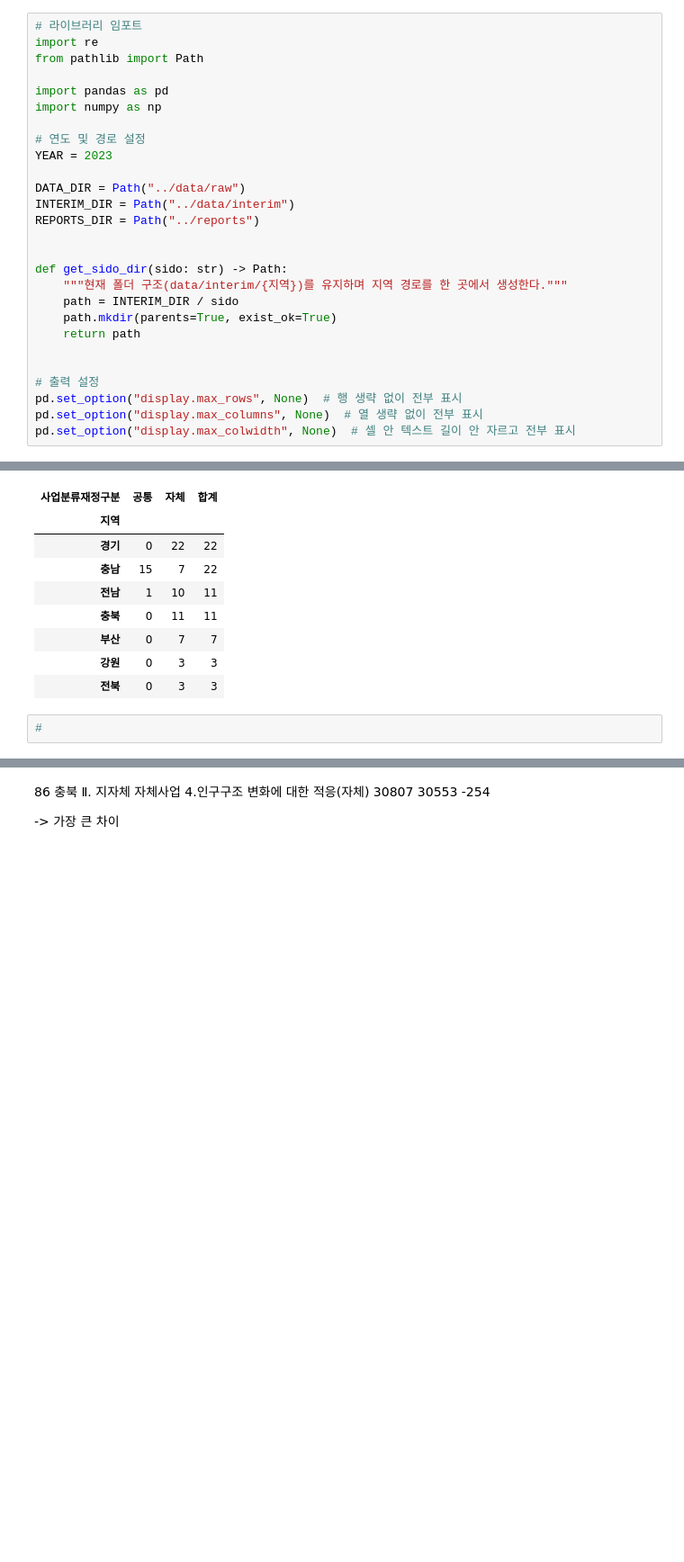
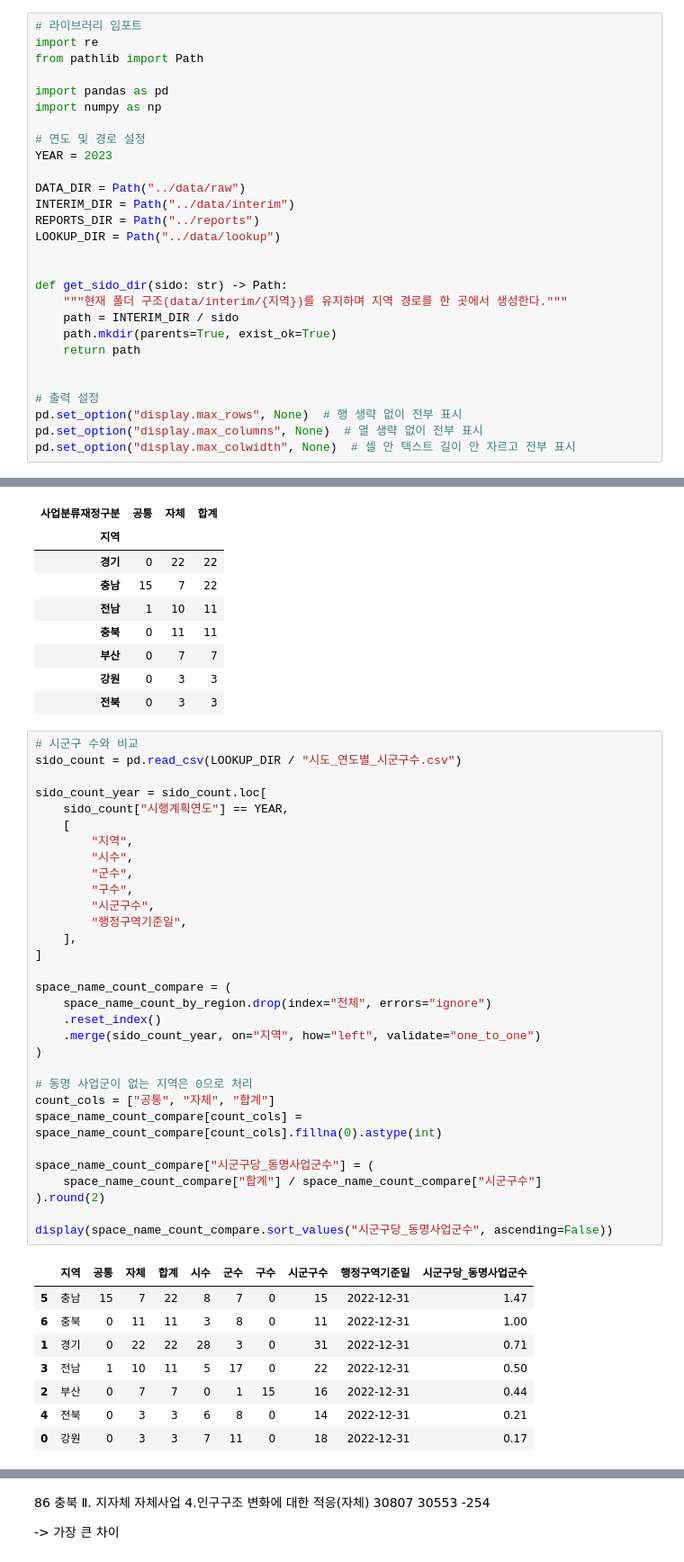
Before and after one commit to JungYeoni/yumocha, a Jupyter notebook: notebooks/20260716_EDA_2023_전국_시도분리정제.ipynb, the cells around one changed output, grey strips where cells are left out. Shown at 90% size. Drawn from its saved outputs; the diff is of its cells as text; blank space fills up the shorter version.

```diff
--- a/notebooks/20260716_EDA_2023_전국_시도분리정제.ipynb
+++ b/notebooks/20260716_EDA_2023_전국_시도분리정제.ipynb
@@ -17,6 +17,7 @@ YEAR = 2023
 DATA_DIR = Path("../data/raw")
 INTERIM_DIR = Path("../data/interim")
 REPORTS_DIR = Path("../reports")
+LOOKUP_DIR = Path("../data/lookup")
 
 
 def get_sido_dir(sido: str) -> Path:
@@ -560,7 +561,45 @@ display(space_name_count_by_region.sort_values("합계", ascending=False))
 | 강원 | 0 | 3 | 3 |
 | 전북 | 0 | 3 | 3 |
 # %%
-#
+# 시군구 수와 비교
+sido_count = pd.read_csv(LOOKUP_DIR / "시도_연도별_시군구수.csv")
+
+sido_count_year = sido_count.loc[
+    sido_count["시행계획연도"] == YEAR,
+    [
+        "지역",
+        "시수",
+        "군수",
+        "구수",
+        "시군구수",
+        "행정구역기준일",
+    ],
+]
+
+space_name_count_compare = (
+    space_name_count_by_region.drop(index="전체", errors="ignore")
+    .reset_index()
+    .merge(sido_count_year, on="지역", how="left", validate="one_to_one")
+)
+
+# 동명 사업군이 없는 지역은 0으로 처리
+count_cols = ["공통", "자체", "합계"]
+space_name_count_compare[count_cols] = space_name_count_compare[count_cols].fillna(0).astype(int)
+
+space_name_count_compare["시군구당_동명사업군수"] = (
+    space_name_count_compare["합계"] / space_name_count_compare["시군구수"]
+).round(2)
+
+display(space_name_count_compare.sort_values("시군구당_동명사업군수", ascending=False))
+# %% [output]
+|  | 지역 | 공통 | 자체 | 합계 | 시수 | 군수 | 구수 | 시군구수 | 행정구역기준일 | 시군구당_동명사업군수 |
+| 5 | 충남 | 15 | 7 | 22 | 8 | 7 | 0 | 15 | 2022-12-31 | 1.47 |
+| 6 | 충북 | 0 | 11 | 11 | 3 | 8 | 0 | 11 | 2022-12-31 | 1.00 |
+| 1 | 경기 | 0 | 22 | 22 | 28 | 3 | 0 | 31 | 2022-12-31 | 0.71 |
+| 3 | 전남 | 1 | 10 | 11 | 5 | 17 | 0 | 22 | 2022-12-31 | 0.50 |
+| 2 | 부산 | 0 | 7 | 7 | 0 | 1 | 15 | 16 | 2022-12-31 | 0.44 |
+| 4 | 전북 | 0 | 3 | 3 | 6 | 8 | 0 | 14 | 2022-12-31 | 0.21 |
+| 0 | 강원 | 0 | 3 | 3 | 7 | 11 | 0 | 18 | 2022-12-31 | 0.17 |
 # %%
 # QA: 중분류_소계 행 예산 vs leaf 합계 대조 (17개 시도 x 중분류 단위)
 df_leaf["2023년 예산_num"] = to_numeric_budget(df_leaf["2023년 예산"])
```
Also changed, not shown: parts of 30 cells of this notebook, 1 other file.
